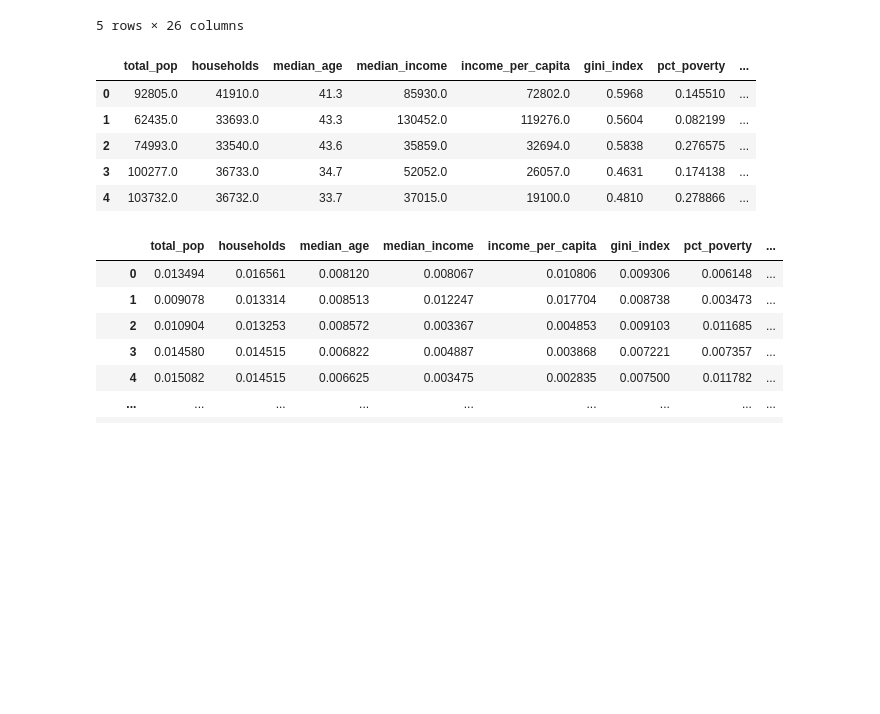
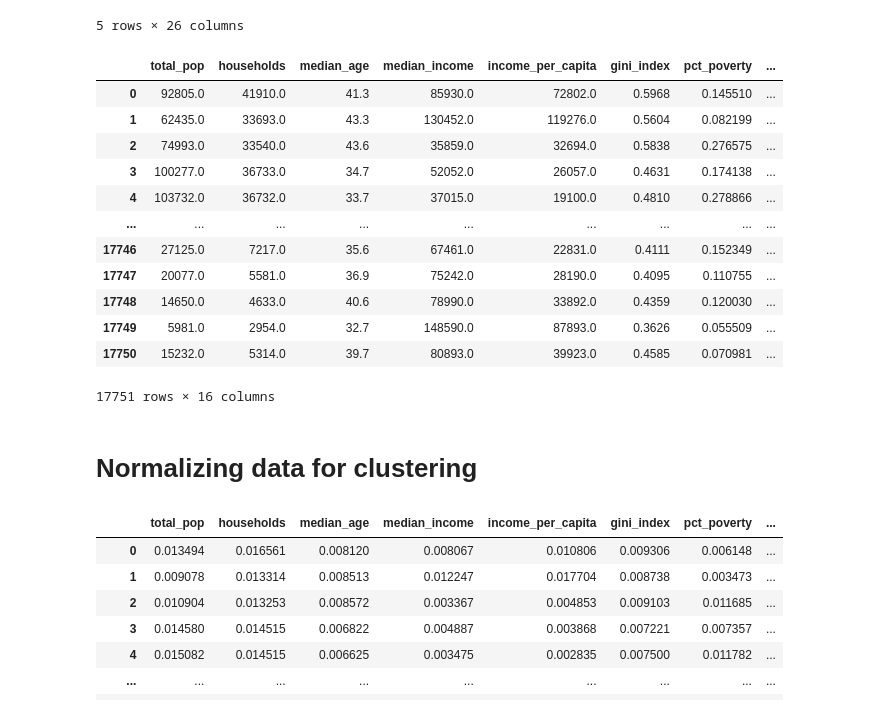
Before and after one commit to EugeniaDickson/zillow_rent_index, a Jupyter notebook: Jane/Hierarchical cluster EDA.ipynb, the cells around one changed output. Saved outputs shown, nothing was run; the diff lists cells and outputs as text; code cells hidden in the pictures; blank space fills up the shorter version.

Commit message:
cluster analysis update

```diff
--- a/Jane/Hierarchical cluster EDA.ipynb
+++ b/Jane/Hierarchical cluster EDA.ipynb
@@ -37,15 +42,24 @@ zillow.head()
 # %%
 zillow_cluster = zillow.select_dtypes(exclude = ["object"])
 # zillow_cluster = zillow_cluster[zillow_cluster['Year']==2020]
 zillow_cluster = zillow_cluster.drop(['Date', 'SizeRank', 'Rent', 'Year'], axis=1)
-zillow_cluster.head()
+zillow_cluster
 # %% [output]
 |  | total_pop | households | median_age | median_income | income_per_capita | gini_index | pct_poverty | ... |
 | 0 | 92805.0 | 41910.0 | 41.3 | 85930.0 | 72802.0 | 0.5968 | 0.145510 | ... |
 | 1 | 62435.0 | 33693.0 | 43.3 | 130452.0 | 119276.0 | 0.5604 | 0.082199 | ... |
 | 2 | 74993.0 | 33540.0 | 43.6 | 35859.0 | 32694.0 | 0.5838 | 0.276575 | ... |
 | 3 | 100277.0 | 36733.0 | 34.7 | 52052.0 | 26057.0 | 0.4631 | 0.174138 | ... |
 | 4 | 103732.0 | 36732.0 | 33.7 | 37015.0 | 19100.0 | 0.4810 | 0.278866 | ... |
+| ... | ... | ... | ... | ... | ... | ... | ... | ... |
+| 17746 | 27125.0 | 7217.0 | 35.6 | 67461.0 | 22831.0 | 0.4111 | 0.152349 | ... |
+| 17747 | 20077.0 | 5581.0 | 36.9 | 75242.0 | 28190.0 | 0.4095 | 0.110755 | ... |
+| 17748 | 14650.0 | 4633.0 | 40.6 | 78990.0 | 33892.0 | 0.4359 | 0.120030 | ... |
+| 17749 | 5981.0 | 2954.0 | 32.7 | 148590.0 | 87893.0 | 0.3626 | 0.055509 | ... |
+| 17750 | 15232.0 | 5314.0 | 39.7 | 80893.0 | 39923.0 | 0.4585 | 0.070981 | ... |
+17751 rows × 16 columns
+# %% [markdown]
+# Normalizing data for clustering
 # %%
 zillow_cluster_norm = pd.DataFrame(normalize(zillow_cluster,axis=0),columns=zillow_cluster.columns)
 zillow_cluster_norm
```
Also changed, not shown: parts of 28 cells of this notebook.
